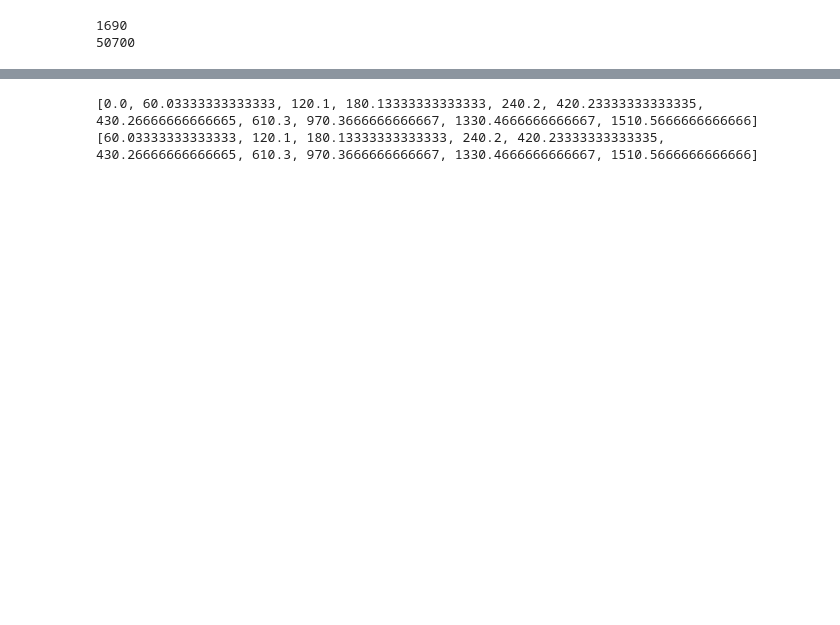
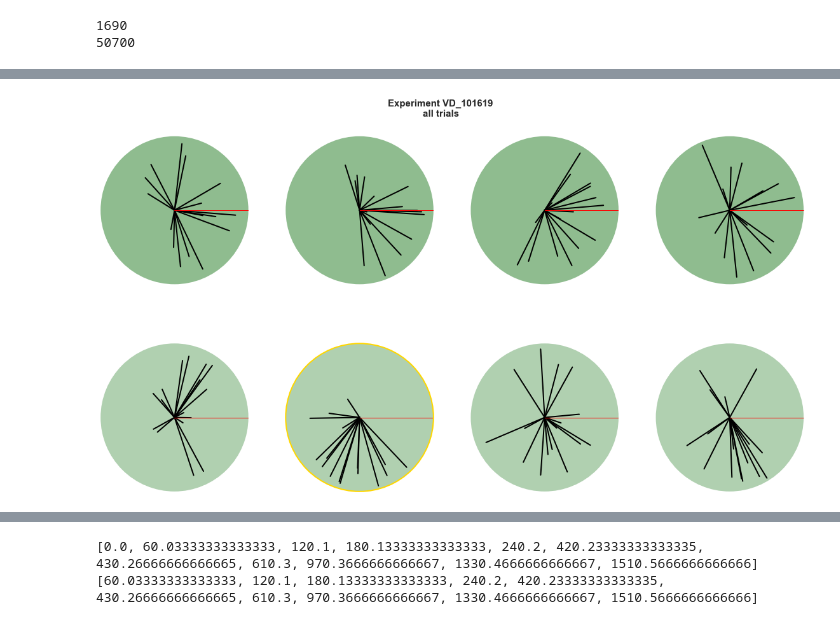
Before and after one commit to f-ponce/vdesert_pipeline, a Jupyter notebook: VD_101619.ipynb, the cells around one changed output, grey strips where cells are left out. Drawn from its saved outputs; the diff is of its cells as text; code cells hidden in the pictures; blank space fills up the shorter version.

```diff
--- a/VD_101619.ipynb
+++ b/VD_101619.ipynb
@@ -581,7 +585,7 @@ for i in range(len(all_pat_angles)):
             lp = 'NaN'
         lp_vd.append(lp)
     all_pat_angles_vd.append(lp_vd)
-#print(all_pattern_id_vd)
+
 
 all_gains_vd = []
 for i in range(len(all_gains)):
@@ -606,7 +610,7 @@ for i in range(len(all_sun_led_number)):
     all_led_angles.append(led_angles_file)
 #print(all_led_angles)
 
-sl_to_slvdesert = [0,1,2,3,4,5,6,7,7,8,8,9,10]
+sl_to_slvdesert = [0,1,2,3,4,5,6,7,7,8,8,8,10]#[0,1,2,3,4,5,6,7,7,8,8,9,10]
 
 all_led_angles_vd = []
 for i in range(len(all_led_angles)):
@@ -615,4 +619,3 @@ for i in range(len(all_led_angles)):
         s = all_led_angles[i][sl_to_slvdesert[j]]
         sl_vd.append(s)
     all_led_angles_vd.append(sl_vd)
-print(all_led_angles_vd)
@@ -620,0 +865,14 @@ print(all_led_angles_vd)
+# %%
+#vf
+allangles = copy.deepcopy(all_magnotether_interp_angles)
+allangles_vf = copy.deepcopy(all_magnotether_interp_angles)
+
+all_pat_angles_vda = []
+for i in all_pat_angles_vd:
+    pat_angles_vda = [0 if x=='NaN' else x for x in i]
+    all_pat_angles_vda.append(pat_angles_vda)
+print(all_pat_angles_vda)
+for i in range(len(allangles_vf)):
+    for j in range(len(all_start_frames_m[i])):
+        allangles_vf[i][all_start_frames_m[i][j]:all_end_frames_m[i][j]] = get_smallestSignedAngleBetween(\
+        allangles[i][all_start_frames_m[i][j]:all_end_frames_m[i][j]], all_pat_angles_vda[i][j])
@@ -620,0 +903,60 @@ print(all_led_angles_vd)
+# %%
+# # circular means plot
+
+fig, axs = plt.subplots(2,4, figsize=(20, 10), facecolor='w', edgecolor='k', subplot_kw=dict(polar=True))
+fig.subplots_adjust(hspace = .4)
+fig.suptitle('Experiment '+exp+'\n'+'all trials',fontsize = 15, fontweight='bold')
+
+axs = axs.ravel()
+exp_trials_tp = [0,1,2,3,4,10,11,12]
+axisorder = [0,1,2,3,4,5,6,7]
+bckclr_labels = ['darkseagreen']
+p_labels = ['Sun 1', 'Sun 2', 'Sun 2 and VP', 'Sun 1 and VP', 'Sun 1 and VF', 'VF']
+for j in range(len(exp_trials_tp)):
+    for i in range(len(all_circmeans_vf)):
+        cms = all_circmeans_vf[i][exp_trials_tp[j]]
+        cvs = all_circvars_vf[i][exp_trials_tp[j]]
+        axs[axisorder[j]].plot((0, cms), ( 0, cvs), alpha = 1, color = 'k', linewidth =2)
+        axs[axisorder[j]].plot((0, 0), ( 0, 1), alpha = 0.9, color = 'r', linewidth =1)
+        axs[axisorder[j]].grid(False)
+        axs[axisorder[j]].set_yticks([])
+        axs[axisorder[j]].set_xticks([])
+        axs[axisorder[j]].spines['polar'].set_visible(True)
+        axs[axisorder[j]].set_rlim(0,1)
+        #xs[axisorder[j]].set_title(p_labels[j],fontsize = 15, fontweight='bold')
+
+        if exp_trials_tp[j] in [0,1,2,3]:
+            axs[axisorder[j]].patch.set_facecolor(bckclr_labels[0])
+            axs[axisorder[j]].spines['polar'].set_ec(bckclr_labels[0])
+#             axs[axisorder[j]].spines['polar'].set_ec('gold')
+#             axs[axisorder[j]].spines['polar'].set_linewidth(2)
+
+        elif exp_trials_tp[j] in [4]:
+            axs[axisorder[j]].patch.set_facecolor(bckclr_labels[0])
+            axs[axisorder[j]].spines['polar'].set_ec(bckclr_labels[0])
+            axs[axisorder[j]].patch.set_alpha(0.7)
+#             axs[axisorder[j]].spines['polar'].set_ec('gold')
+#             axs[axisorder[j]].spines['polar'].set_linewidth(2)
+
+        elif exp_trials_tp[j] in [10]:
+            axs[axisorder[j]].patch.set_facecolor(bckclr_labels[0])
+            axs[axisorder[j]].spines['polar'].set_ec(bckclr_labels[0])
+            axs[axisorder[j]].patch.set_alpha(0.7)
+            axs[axisorder[j]].spines['polar'].set_ec('gold')
+            axs[axisorder[j]].spines['polar'].set_linewidth(2)
+
+        elif exp_trials_tp[j] in [11,12]:
+            axs[axisorder[j]].patch.set_facecolor(bckclr_labels[0])
+            axs[axisorder[j]].spines['polar'].set_ec(bckclr_labels[0])
+            axs[axisorder[j]].patch.set_alpha(0.7)
+
+        axs[axisorder[j]].xaxis.set_tick_params(labelsize=15, pad=10)
+
+# axs[5].set_yticks([])
+# axs[5].set_xticks([])
+# axs[5].spines['polar'].set_visible(False)
+
+# savefigdir = '/Users/fponce/Documents/vdesert/VD_101619/'
+# fig.savefig(savefigdir+exp+'_polarplots_VF_'+'allflies'+'.pdf')  #bbox_inches='tight'
+# %% [output]
+[figure, added]
```
Also changed, not shown: parts of 21 cells of this notebook, 3 other files.
